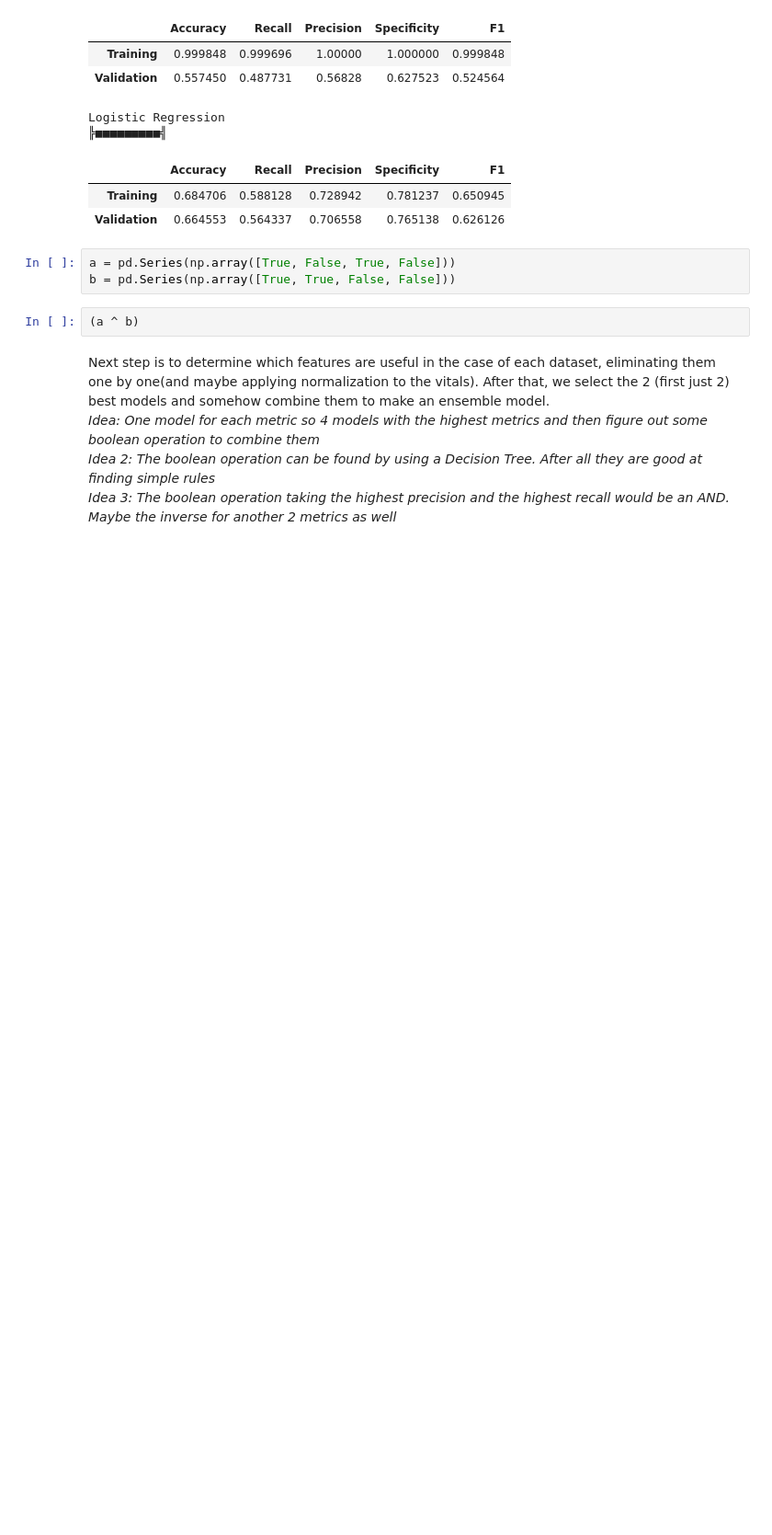
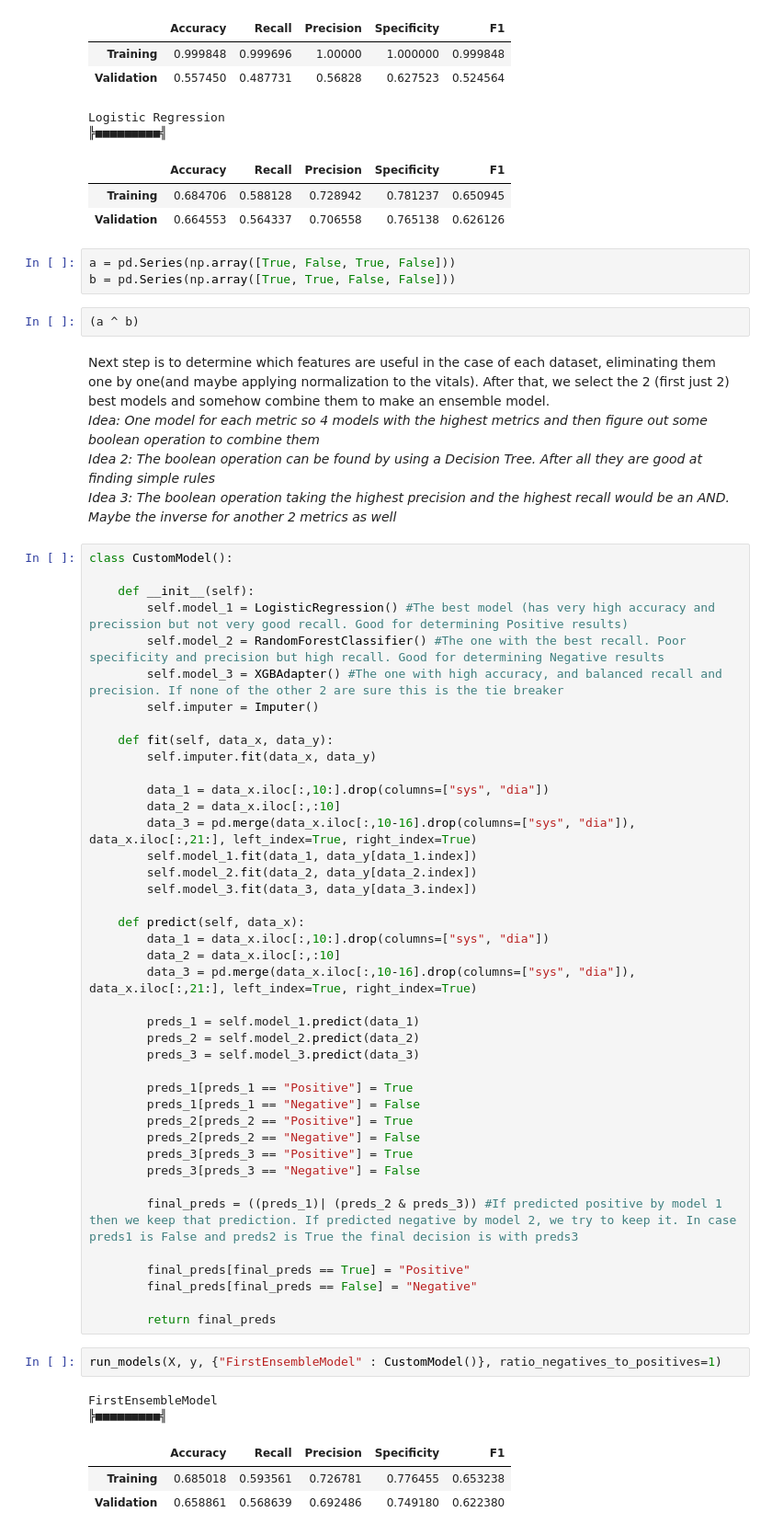
Before and after one commit to Sir-Slade/covid_prediction_project, a Jupyter notebook: PredictorExperiments.ipynb, the cells around one changed output. Shown at 92% size. Saved outputs shown, nothing was run; the diff lists cells and outputs as text; blank space fills up the shorter version.

Commit message:
Created ensemble model using 3 of the best models. Results are not very different from the best one. Maybe try different hyperparameters for each one

```diff
--- a/PredictorExperiments.ipynb
+++ b/PredictorExperiments.ipynb
@@ -1113,3 +1113,52 @@ After that, we select the 2 (first just 2) best models and somehow combine them
 <i>Idea: One model for each metric so 4 models with the highest metrics and then figure out some boolean operation to combine them</i><br>
 <i>Idea 2: The boolean operation can be found by using a Decision Tree. After all they are good at finding simple rules</i><br>
 <i>Idea 3: The boolean operation taking the highest precision and the highest recall would be an AND. Maybe the inverse for another 2 metrics as well</i>
+# %%
+class CustomModel():
+
+    def __init__(self):
+        self.model_1 = LogisticRegression() #The best model (has very high accuracy and precission but not very good recall. Good for determining Positive results)
+        self.model_2 = RandomForestClassifier() #The one with the best recall. Poor specificity and precision but high recall. Good for determining Negative results
+        self.model_3 = XGBAdapter() #The one with high accuracy, and balanced recall and precision. If none of the other 2 are sure this is the tie breaker
+        self.imputer = Imputer()
+
+    def fit(self, data_x, data_y):
+        self.imputer.fit(data_x, data_y)
+
+        data_1 = data_x.iloc[:,10:].drop(columns=["sys", "dia"])
+        data_2 = data_x.iloc[:,:10]
+        data_3 = pd.merge(data_x.iloc[:,10-16].drop(columns=["sys", "dia"]), data_x.iloc[:,21:], left_index=True, right_index=True)
+        self.model_1.fit(data_1, data_y[data_1.index])
+        self.model_2.fit(data_2, data_y[data_2.index])
+        self.model_3.fit(data_3, data_y[data_3.index])
+
+    def predict(self, data_x):
+        data_1 = data_x.iloc[:,10:].drop(columns=["sys", "dia"])
+        data_2 = data_x.iloc[:,:10]
+        data_3 = pd.merge(data_x.iloc[:,10-16].drop(columns=["sys", "dia"]), data_x.iloc[:,21:], left_index=True, right_index=True)
+
+        preds_1 = self.model_1.predict(data_1)
+        preds_2 = self.model_2.predict(data_2)
+        preds_3 = self.model_3.predict(data_3)
+
+        preds_1[preds_1 == "Positive"] = True
+        preds_1[preds_1 == "Negative"] = False
+        preds_2[preds_2 == "Positive"] = True
+        preds_2[preds_2 == "Negative"] = False
+        preds_3[preds_3 == "Positive"] = True
+        preds_3[preds_3 == "Negative"] = False
+
+        final_preds = ((preds_1)| (preds_2 & preds_3)) #If predicted positive by model 1 then we keep that prediction. If predicted negative by model 2, we try to keep it. In case preds1 is False and preds2 is True the final decision is with preds3
+
+        final_preds[final_preds == True] = "Positive"
+        final_preds[final_preds == False] = "Negative"
+
+        return final_preds
+# %%
+run_models(X, y, {"FirstEnsembleModel" : CustomModel()}, ratio_negatives_to_positives=1)
+# %% [output]
+FirstEnsembleModel
+╠■■■■■■■■■╣
+|  | Accuracy | Recall | Precision | Specificity | F1 |
+| Training | 0.685018 | 0.593561 | 0.726781 | 0.776455 | 0.653238 |
+| Validation | 0.658861 | 0.568639 | 0.692486 | 0.749180 | 0.622380 |
```
